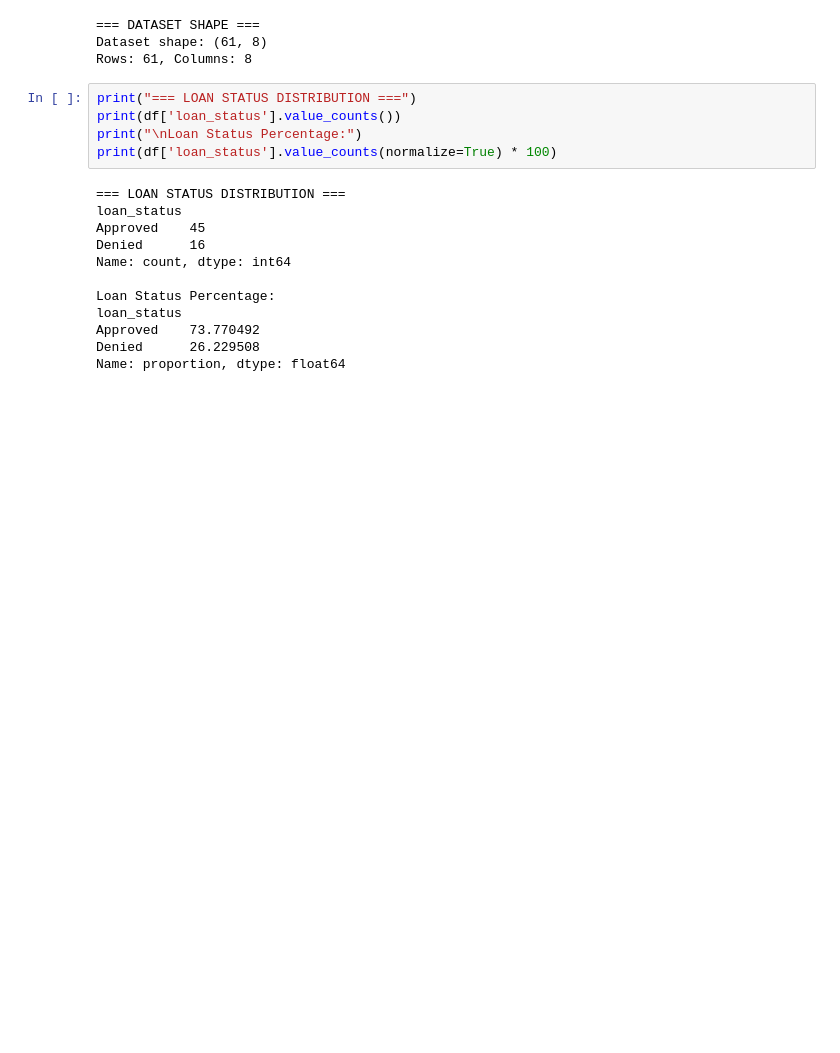
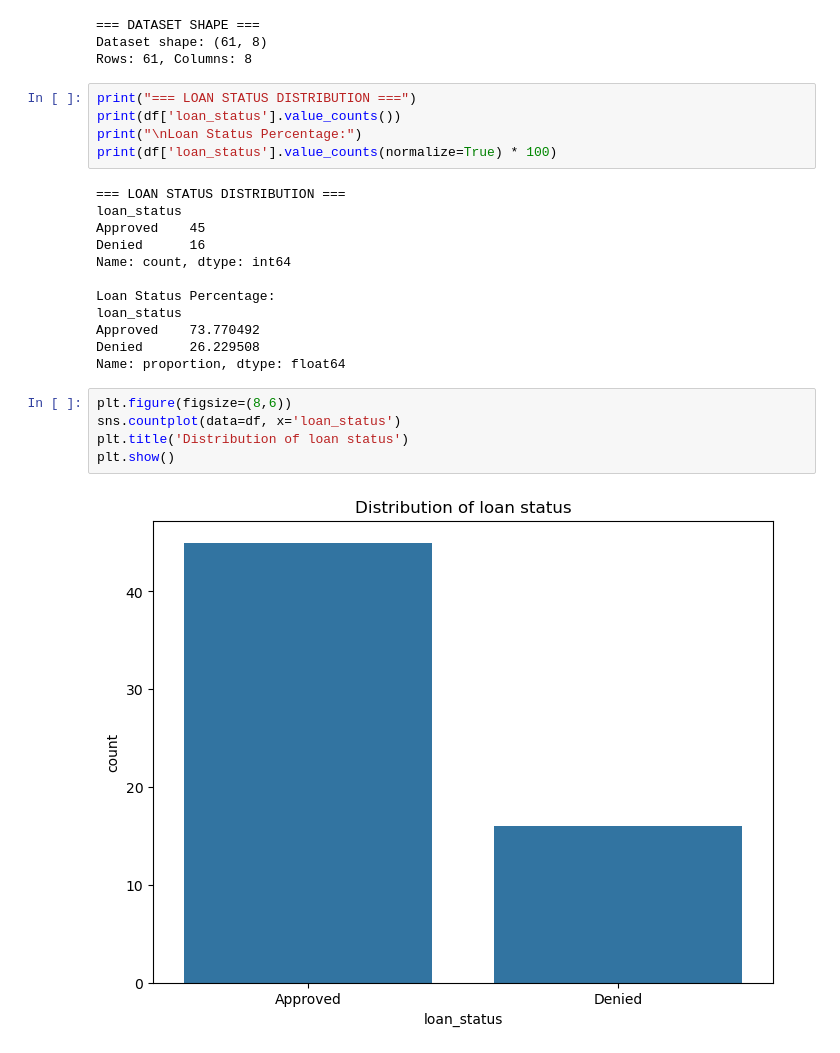
Before and after one commit to dilliram-code/Project-Loan-Classification-Logistic-Regression, a Jupyter notebook: loan_classification.ipynb, the cells around one changed output. Cells and saved outputs as stored; diff of their text form; blank space fills up the shorter version.

```diff
--- a/loan_classification.ipynb
+++ b/loan_classification.ipynb
@@ -165,3 +167,10 @@ loan_status
 Approved    73.770492
 Denied      26.229508
 Name: proportion, dtype: float64
+# %%
+plt.figure(figsize=(8,6))
+sns.countplot(data=df, x='loan_status')
+plt.title('Distribution of loan status')
+plt.show()
+# %% [output]
+[figure, added]
```
Also changed, not shown: parts of 3 cells of this notebook.
